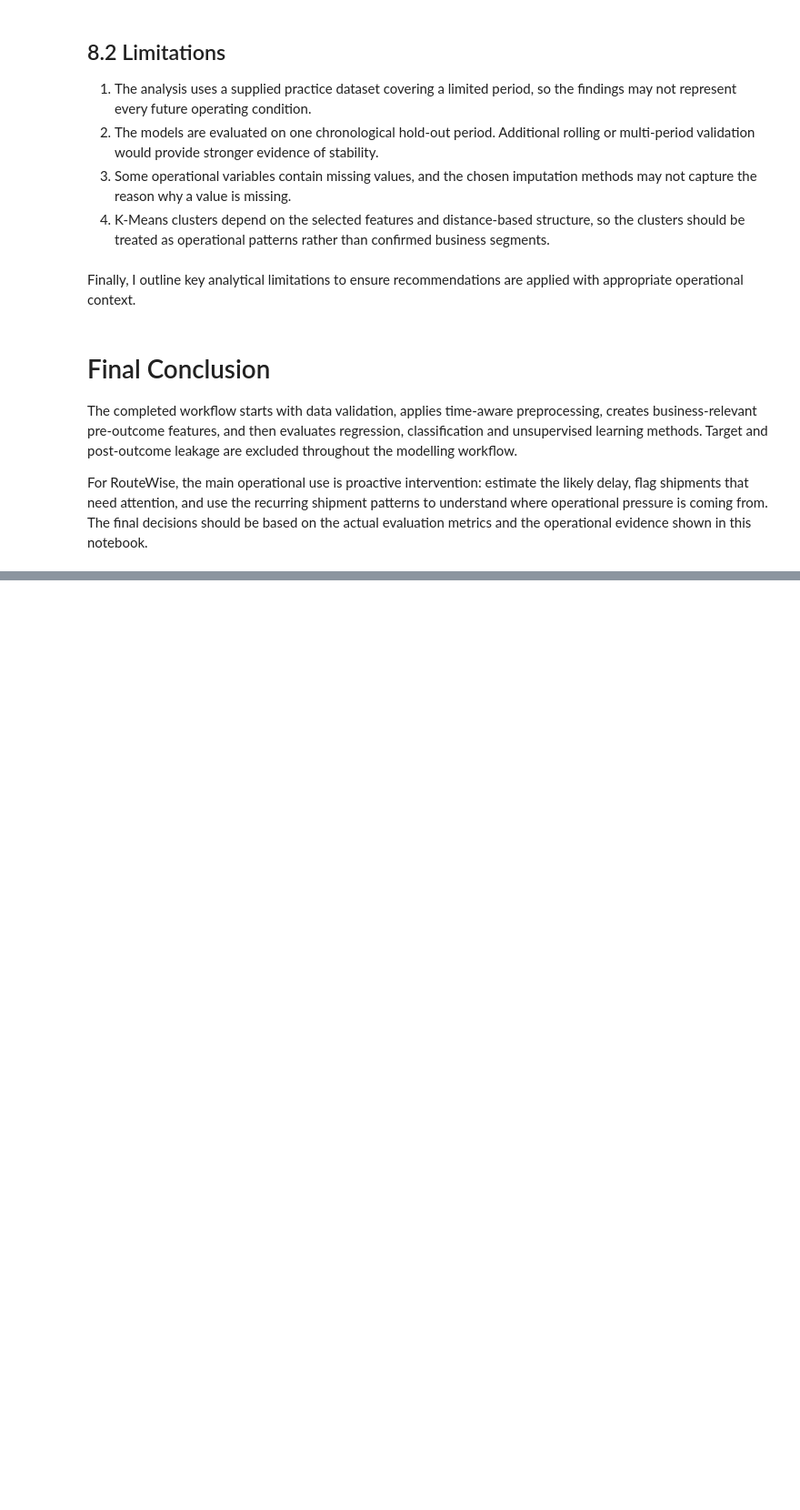
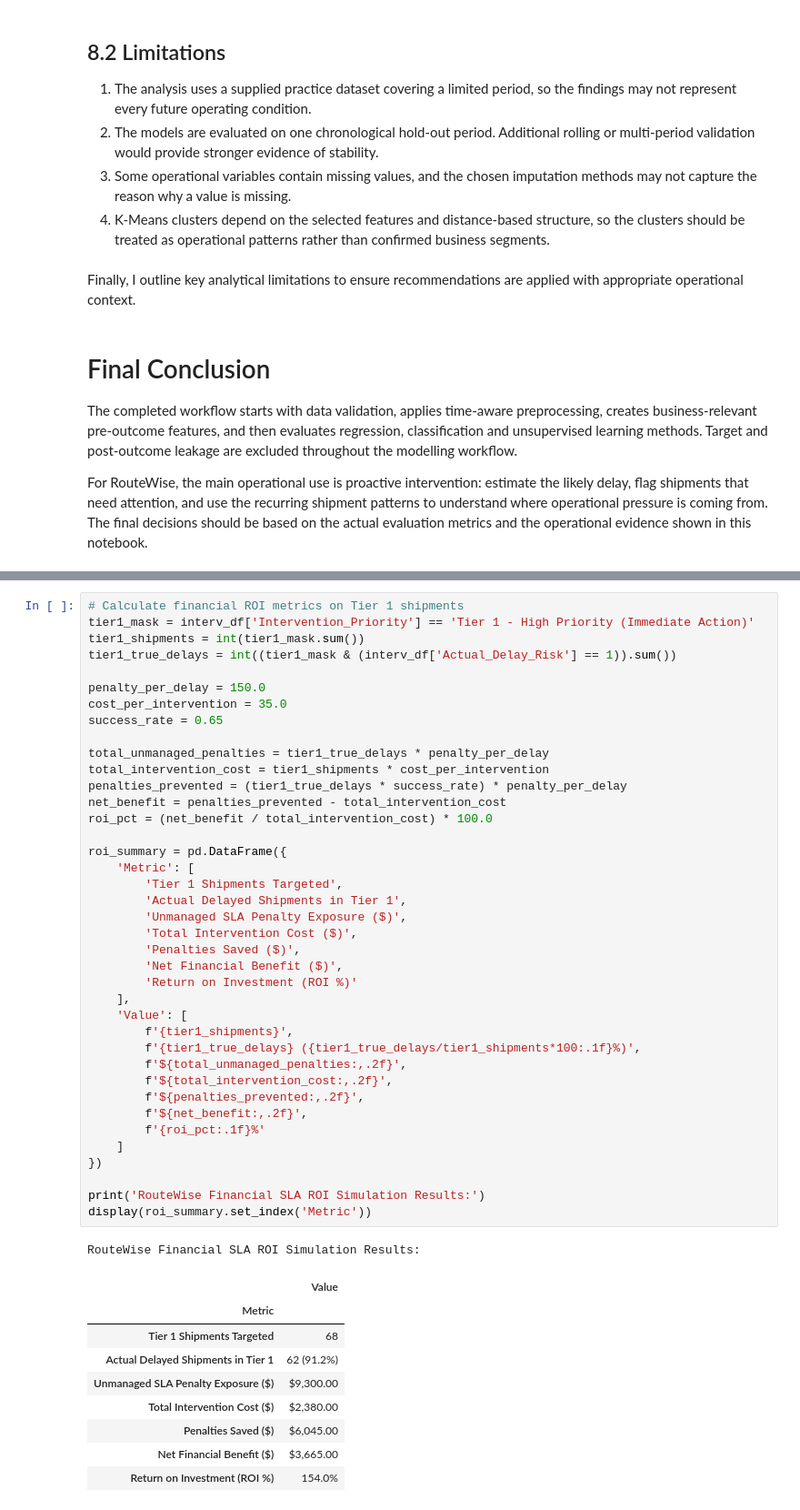
Before and after one commit to rupali-chauksey/Logistics_Delivery_Risk_Intelligence, a Jupyter notebook: logistics_delivery_delay_analysis.ipynb, the cells around one changed output, grey strips where cells are left out. Shown at 91% size. Drawn from its saved outputs; the diff is of its cells as text; blank space fills up the shorter version.

```diff
--- a/logistics_delivery_delay_analysis.ipynb
+++ b/logistics_delivery_delay_analysis.ipynb
@@ -1886,0 +2053,50 @@ For RouteWise, the main operational use is proactive intervention: estimate the
+# %%
+# Calculate financial ROI metrics on Tier 1 shipments
+tier1_mask = interv_df['Intervention_Priority'] == 'Tier 1 - High Priority (Immediate Action)'
+tier1_shipments = int(tier1_mask.sum())
+tier1_true_delays = int((tier1_mask & (interv_df['Actual_Delay_Risk'] == 1)).sum())
+
+penalty_per_delay = 150.0
+cost_per_intervention = 35.0
+success_rate = 0.65
+
+total_unmanaged_penalties = tier1_true_delays * penalty_per_delay
+total_intervention_cost = tier1_shipments * cost_per_intervention
+penalties_prevented = (tier1_true_delays * success_rate) * penalty_per_delay
+net_benefit = penalties_prevented - total_intervention_cost
+roi_pct = (net_benefit / total_intervention_cost) * 100.0
+
+roi_summary = pd.DataFrame({
+    'Metric': [
+        'Tier 1 Shipments Targeted',
+        'Actual Delayed Shipments in Tier 1',
+        'Unmanaged SLA Penalty Exposure ($)',
+        'Total Intervention Cost ($)',
+        'Penalties Saved ($)',
+        'Net Financial Benefit ($)',
+        'Return on Investment (ROI %)'
+    ],
+    'Value': [
+        f'{tier1_shipments}',
+        f'{tier1_true_delays} ({tier1_true_delays/tier1_shipments*100:.1f}%)',
+        f'${total_unmanaged_penalties:,.2f}',
+        f'${total_intervention_cost:,.2f}',
+        f'${penalties_prevented:,.2f}',
+        f'${net_benefit:,.2f}',
+        f'{roi_pct:.1f}%'
+    ]
+})
+
+print('RouteWise Financial SLA ROI Simulation Results:')
+display(roi_summary.set_index('Metric'))
+# %% [output]
+RouteWise Financial SLA ROI Simulation Results:
+|  | Value |
+| Metric |  |
+| Tier 1 Shipments Targeted | 68 |
+| Actual Delayed Shipments in Tier 1 | 62 (91.2%) |
+| Unmanaged SLA Penalty Exposure ($) | $9,300.00 |
+| Total Intervention Cost ($) | $2,380.00 |
+| Penalties Saved ($) | $6,045.00 |
+| Net Financial Benefit ($) | $3,665.00 |
+| Return on Investment (ROI %) | 154.0% |
```
Also changed, not shown: parts of 18 cells of this notebook, 3 other files.
